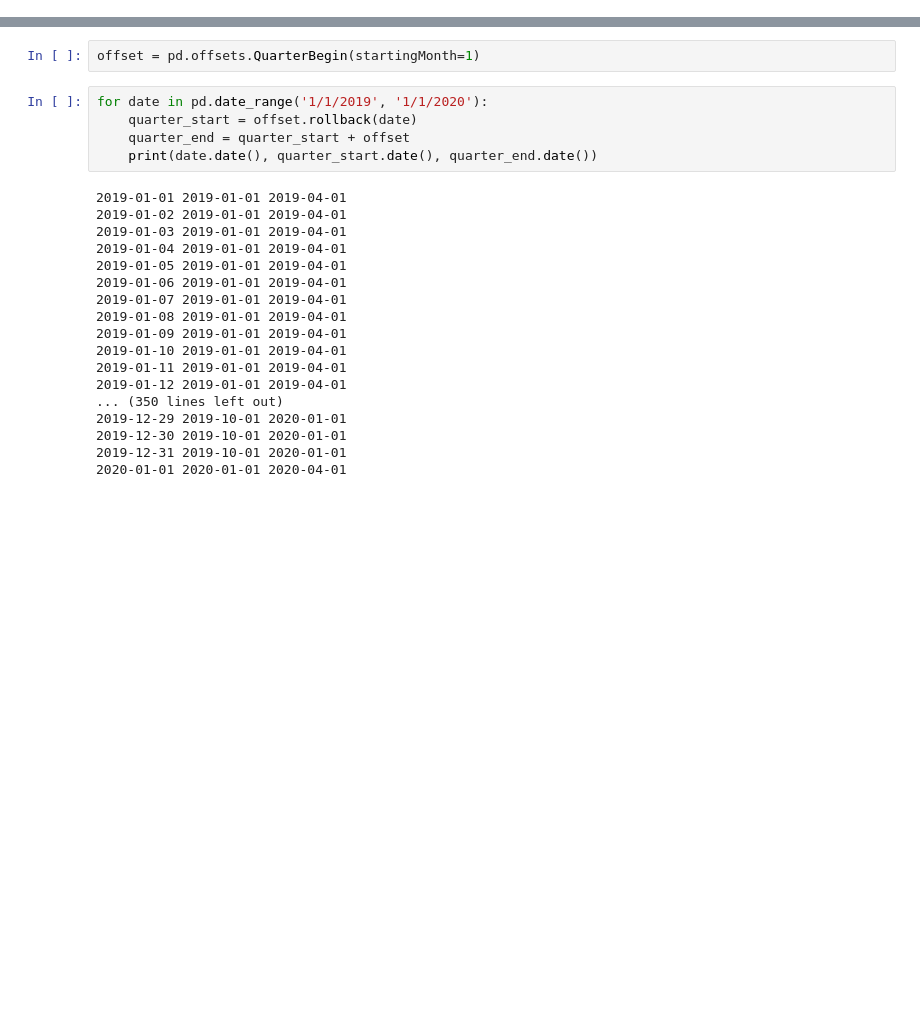
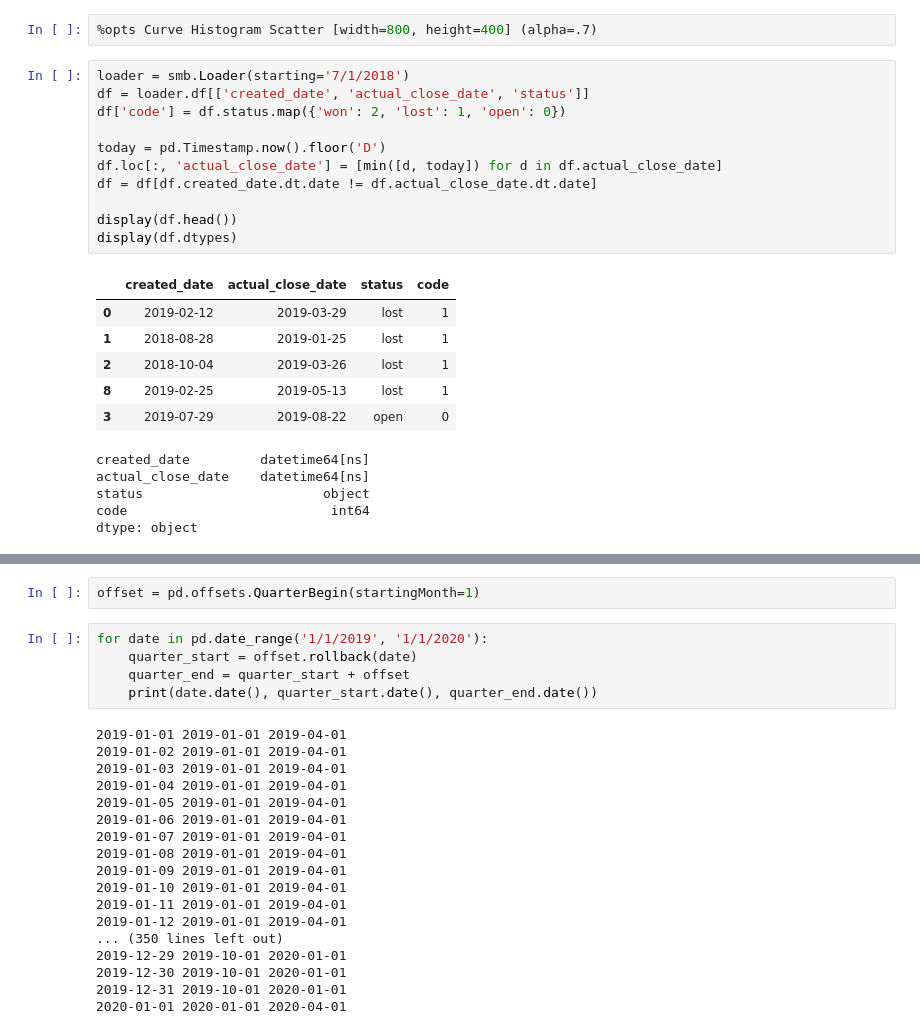
Before and after one commit to robdmc/lifelines_seasonal_play_around, a Jupyter notebook: seasonal_competing_dev1.ipynb, the cells around one changed output, grey strips where cells are left out. Cells and saved outputs as stored; diff of their text form; blank space fills up the shorter version.

```diff
--- a/seasonal_competing_dev1.ipynb
+++ b/seasonal_competing_dev1.ipynb
@@ -17,0 +30,25 @@ from scipy.optimize import minimize
+# %%
+%opts Curve Histogram Scatter [width=800, height=400] (alpha=.7)
+# %%
+loader = smb.Loader(starting='7/1/2018')
+df = loader.df[['created_date', 'actual_close_date', 'status']]
+df['code'] = df.status.map({'won': 2, 'lost': 1, 'open': 0})
+
+today = pd.Timestamp.now().floor('D')
+df.loc[:, 'actual_close_date'] = [min([d, today]) for d in df.actual_close_date]
+df = df[df.created_date.dt.date != df.actual_close_date.dt.date]
+
+display(df.head())
+display(df.dtypes)
+# %% [output]
+|  | created_date | actual_close_date | status | code |
+| 0 | 2019-02-12 | 2019-03-29 | lost | 1 |
+| 1 | 2018-08-28 | 2019-01-25 | lost | 1 |
+| 2 | 2018-10-04 | 2019-03-26 | lost | 1 |
+| 8 | 2019-02-25 | 2019-05-13 | lost | 1 |
+| 3 | 2019-07-29 | 2019-08-22 | open | 0 |
+created_date         datetime64[ns]
+actual_close_date    datetime64[ns]
+status                       object
+code                          int64
+dtype: object
```
Also changed, not shown: parts of 17 cells of this notebook.
